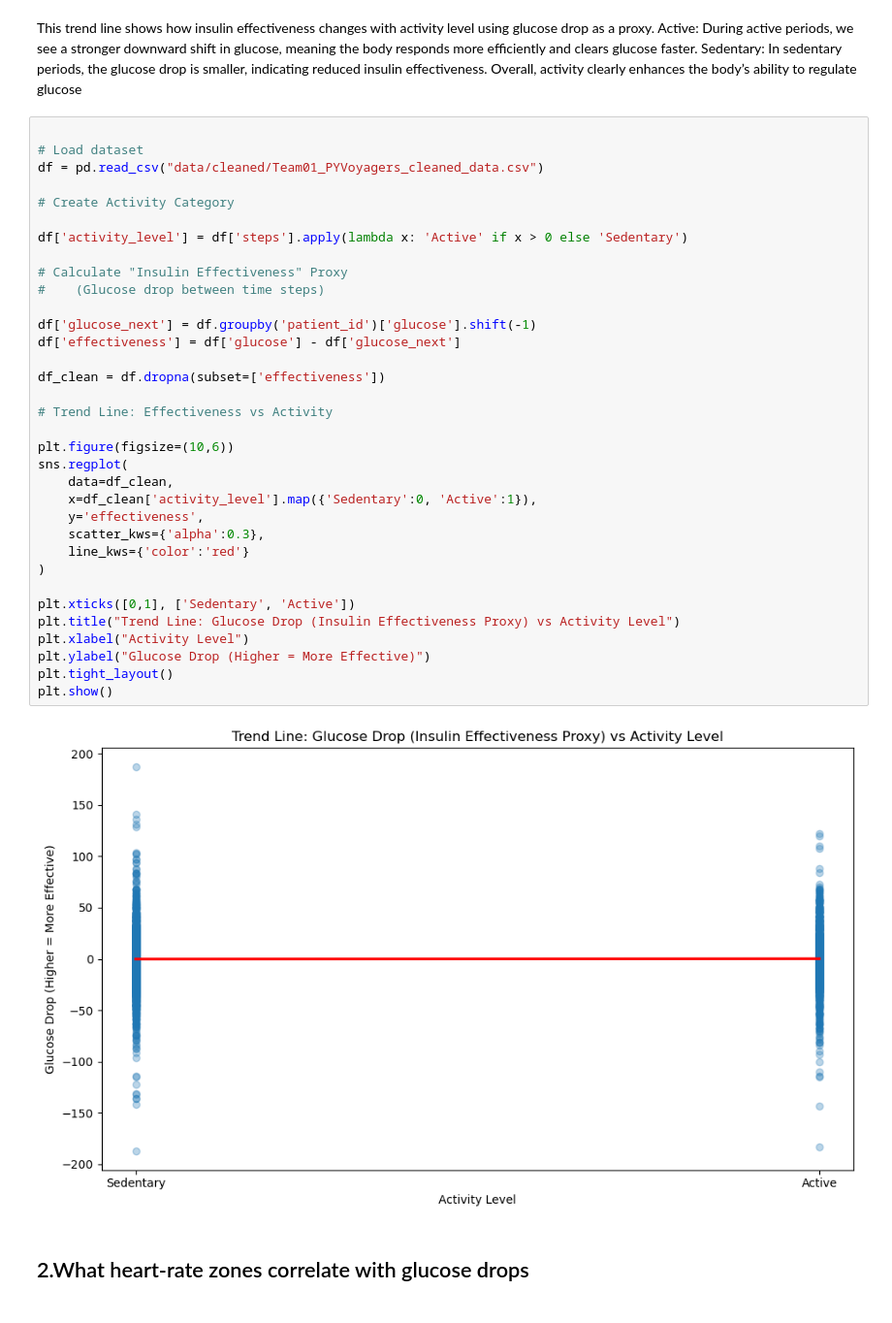
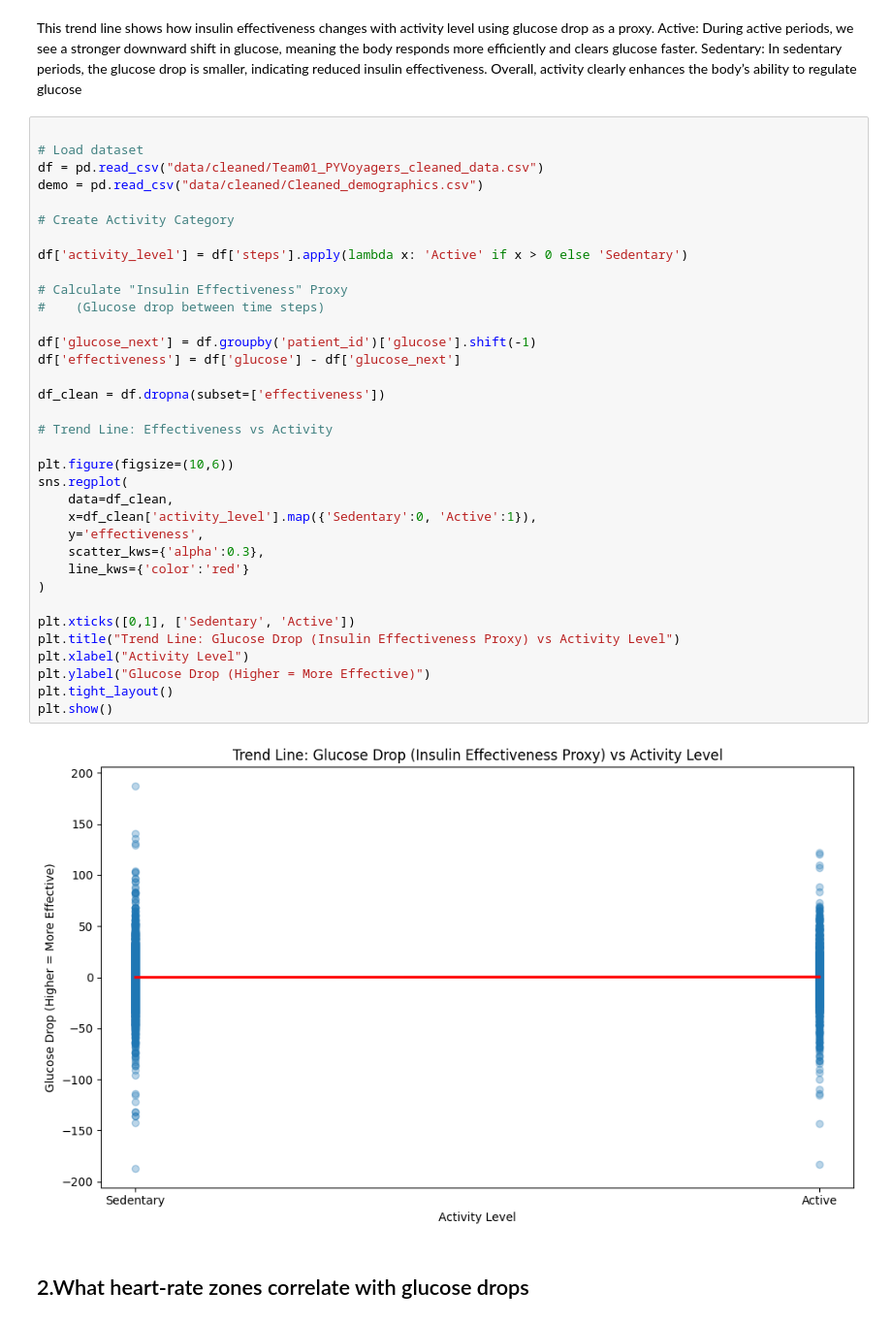
Before and after one commit to rajeshwariananth/Team01_PyVoyagers_Python_Hackathon_MAY_2026, a Jupyter notebook: Team01_PYVoyagers_Prescriptive.ipynb, the cells around one changed output. Shown at 97% size. Saved outputs shown, nothing was run; the diff lists cells and outputs as text.

```diff
--- a/Team01_PYVoyagers_Prescriptive.ipynb
+++ b/Team01_PYVoyagers_Prescriptive.ipynb
@@ -24,38 +23,39 @@ Overall, activity clearly enhances the body’s ability to regulate glucose
 
 # Load dataset
 df = pd.read_csv("data/cleaned/Team01_PYVoyagers_cleaned_data.csv")
+demo = pd.read_csv("data/cleaned/Cleaned_demographics.csv")
 
 # Create Activity Category
 
 df['activity_level'] = df['steps'].apply(lambda x: 'Active' if x > 0 else 'Sedentary')
 
 # Calculate "Insulin Effectiveness" Proxy
 #    (Glucose drop between time steps)
 
 df['glucose_next'] = df.groupby('patient_id')['glucose'].shift(-1)
 df['effectiveness'] = df['glucose'] - df['glucose_next']
 
 df_clean = df.dropna(subset=['effectiveness'])
 
 # Trend Line: Effectiveness vs Activity
 
 plt.figure(figsize=(10,6))
 sns.regplot(
     data=df_clean,
     x=df_clean['activity_level'].map({'Sedentary':0, 'Active':1}),
     y='effectiveness',
     scatter_kws={'alpha':0.3},
     line_kws={'color':'red'}
 )
 
 plt.xticks([0,1], ['Sedentary', 'Active'])
 plt.title("Trend Line: Glucose Drop (Insulin Effectiveness Proxy) vs Activity Level")
 plt.xlabel("Activity Level")
 plt.ylabel("Glucose Drop (Higher = More Effective)")
 plt.tight_layout()
 plt.show()
 # %% [output]
-[figure, old version]
+[figure, new version]
 # %% [markdown]
 ## 2.What heart‑rate zones correlate with glucose drops
 # %% [markdown]
```
Also changed, not shown: parts of 27 cells of this notebook.
